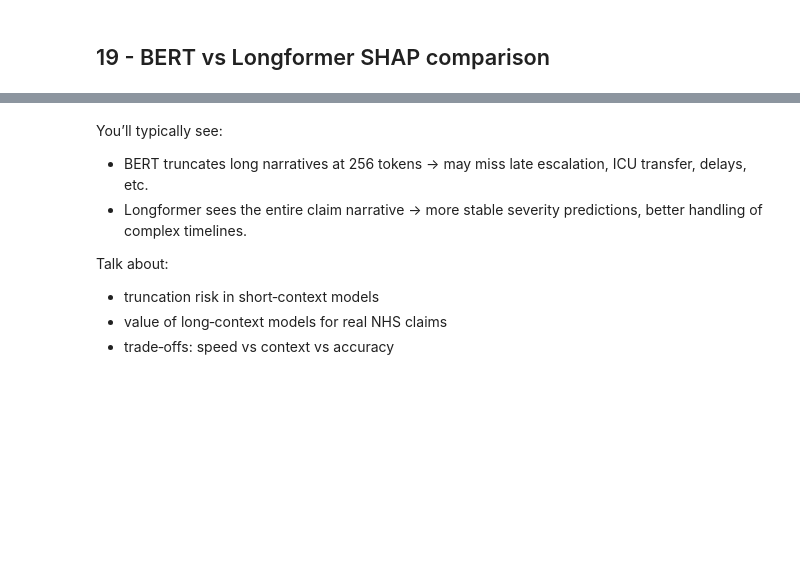
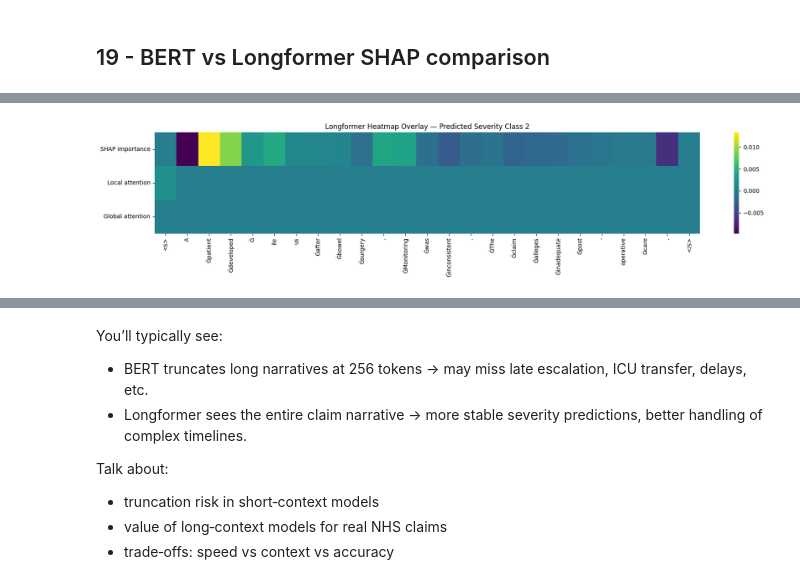
Before and after one commit to MarkEHolland/data-science-nhs, a Jupyter notebook: notebooks/09_long_context_claims_pipeline.ipynb, the cells around one changed output, grey strips where cells are left out. Saved outputs shown, nothing was run; the diff lists cells and outputs as text; code cells hidden in the pictures; blank space fills up the shorter version.

```diff
--- a/notebooks/09_long_context_claims_pipeline.ipynb
+++ b/notebooks/09_long_context_claims_pipeline.ipynb
@@ -381,0 +564,46 @@ shap.plots.text(long_shap_values[0])
+# %%
+import numpy as np
+import matplotlib.pyplot as plt
+import seaborn as sns
+
+def plot_heatmap_overlay(claim_text, layer=0, head=0):
+    # --- Attention ---
+    att_tokens, local_map, global_map = get_longformer_attention(
+        claim_text, layer=layer, head=head
+    )
+
+    # collapse attention into token-level scores
+    local_scores = local_map.mean(axis=0)
+    global_scores = global_map.mean(axis=0)
+
+    # --- SHAP ---
+    shap_tokens, shap_scores, pred_class = get_longformer_shap(claim_text)
+
+    # align SHAP tokens with attention tokens
+    min_len = min(len(att_tokens), len(shap_tokens))
+    att_tokens = att_tokens[:min_len]
+    shap_scores = shap_scores[:min_len]
+    local_scores = local_scores[:min_len]
+    global_scores = global_scores[:min_len]
+
+    # --- Combined overlay ---
+    combined = np.vstack([shap_scores, local_scores, global_scores])
+
+    plt.figure(figsize=(18, 4))
+    sns.heatmap(
+        combined,
+        cmap="viridis",
+        xticklabels=att_tokens,
+        yticklabels=["SHAP importance", "Local attention", "Global attention"],
+        cbar=True
+    )
+    plt.xticks(rotation=90)
+    plt.title(f"Longformer Heatmap Overlay — Predicted Severity Class {pred_class}")
+    plt.tight_layout()
+    plt.show()
+    plt.close()
+# %%
+claim_text = val_df.iloc[0]["claim_text"]
+plot_heatmap_overlay(claim_text, layer=0, head=0)
+# %% [output]
+[figure, added]
```
Also changed, not shown: parts of 51 cells of this notebook, 2 other files.
